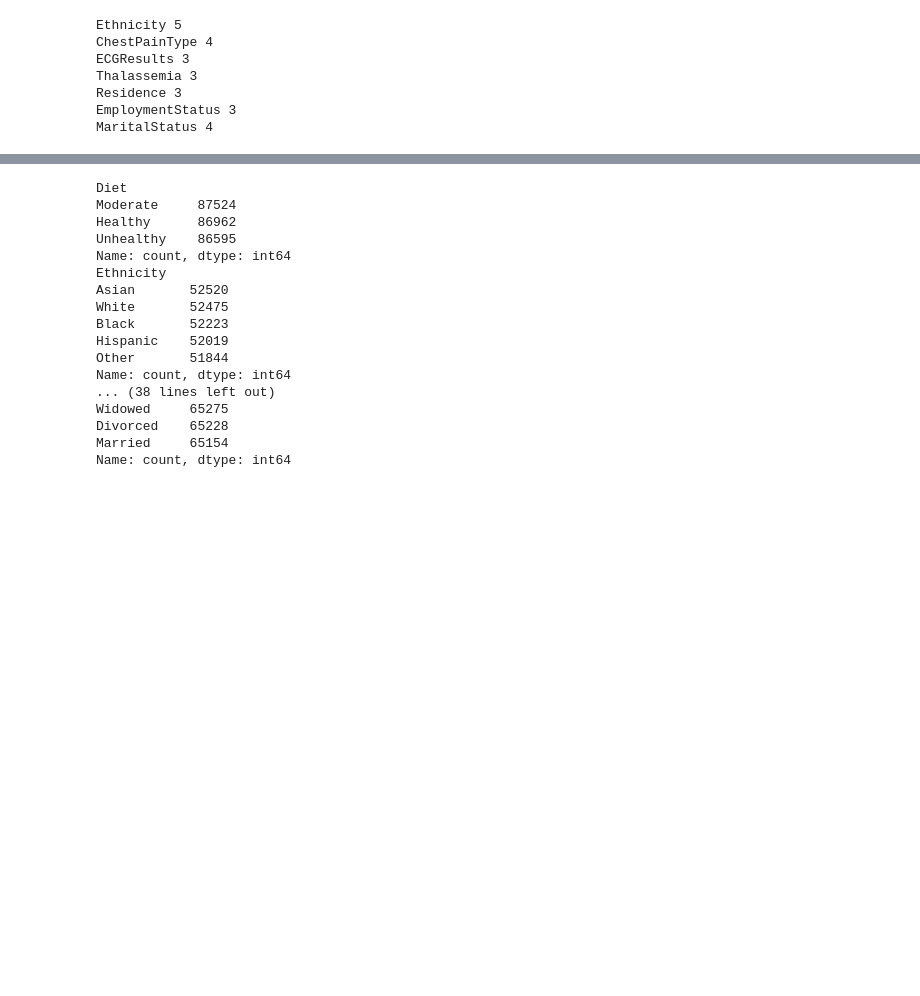
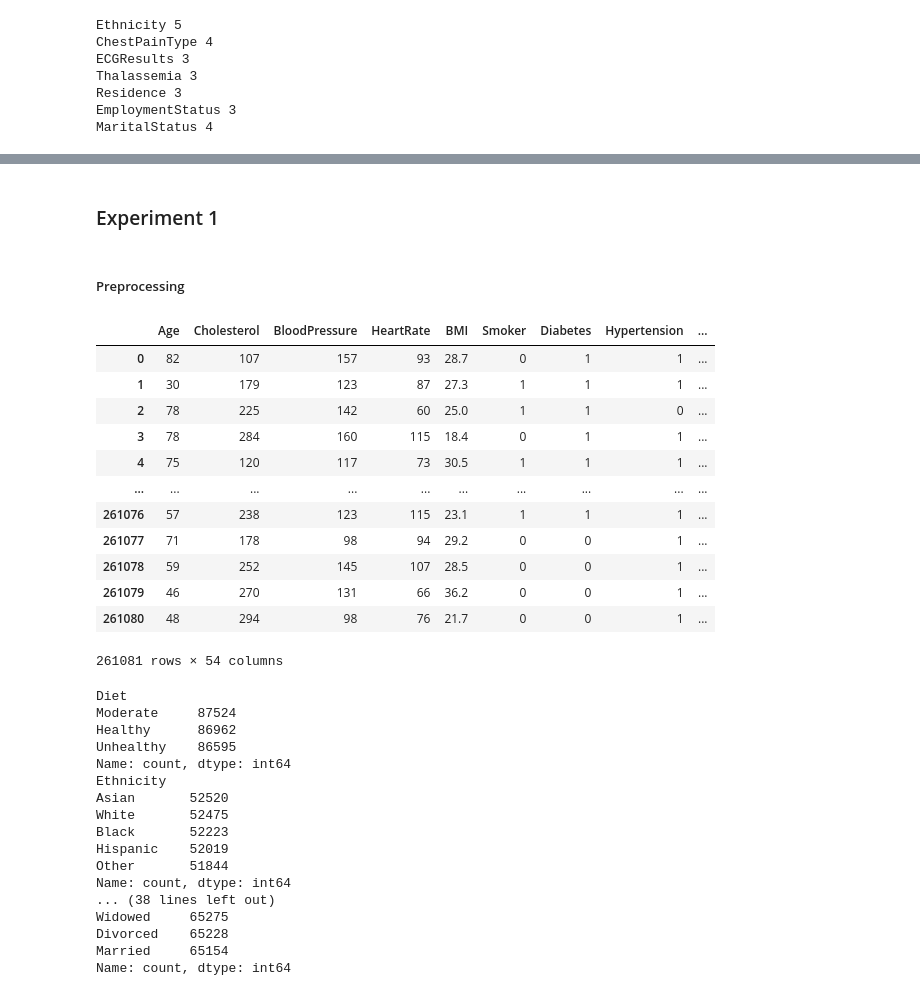
Before and after one commit to Anand-527/MLops_ete, a Jupyter notebook: model_experimentation copy.ipynb, the cells around one changed output, grey strips where cells are left out. Drawn from its saved outputs; the diff is of its cells as text; code cells hidden in the pictures; blank space fills up the shorter version.

```diff
--- a/model_experimentation copy.ipynb
+++ b/model_experimentation copy.ipynb
@@ -162,3 +323,23 @@ MaritalStatus 4
+# %% [markdown]
+### Experiment 1
+# %% [markdown]
+##### Preprocessing
+# %%
+pd.get_dummies(data=data, columns=cat_col, drop_first=False)
+# %% [output]
+|  | Age | Cholesterol | BloodPressure | HeartRate | BMI | Smoker | Diabetes | Hypertension | ... |
+| 0 | 82 | 107 | 157 | 93 | 28.7 | 0 | 1 | 1 | ... |
+| 1 | 30 | 179 | 123 | 87 | 27.3 | 1 | 1 | 1 | ... |
+| 2 | 78 | 225 | 142 | 60 | 25.0 | 1 | 1 | 0 | ... |
+| 3 | 78 | 284 | 160 | 115 | 18.4 | 0 | 1 | 1 | ... |
+| 4 | 75 | 120 | 117 | 73 | 30.5 | 1 | 1 | 1 | ... |
+| ... | ... | ... | ... | ... | ... | ... | ... | ... | ... |
+| 261076 | 57 | 238 | 123 | 115 | 23.1 | 1 | 1 | 1 | ... |
+| 261077 | 71 | 178 | 98 | 94 | 29.2 | 0 | 0 | 1 | ... |
+| 261078 | 59 | 252 | 145 | 107 | 28.5 | 0 | 0 | 1 | ... |
+| 261079 | 46 | 270 | 131 | 66 | 36.2 | 0 | 0 | 1 | ... |
+| 261080 | 48 | 294 | 98 | 76 | 21.7 | 0 | 0 | 1 | ... |
+261081 rows × 54 columns
 # %%
 for i in cat_col:
     if data[i].nunique()>2:
```
Also changed, not shown: parts of 23 cells of this notebook, 5 other files.
